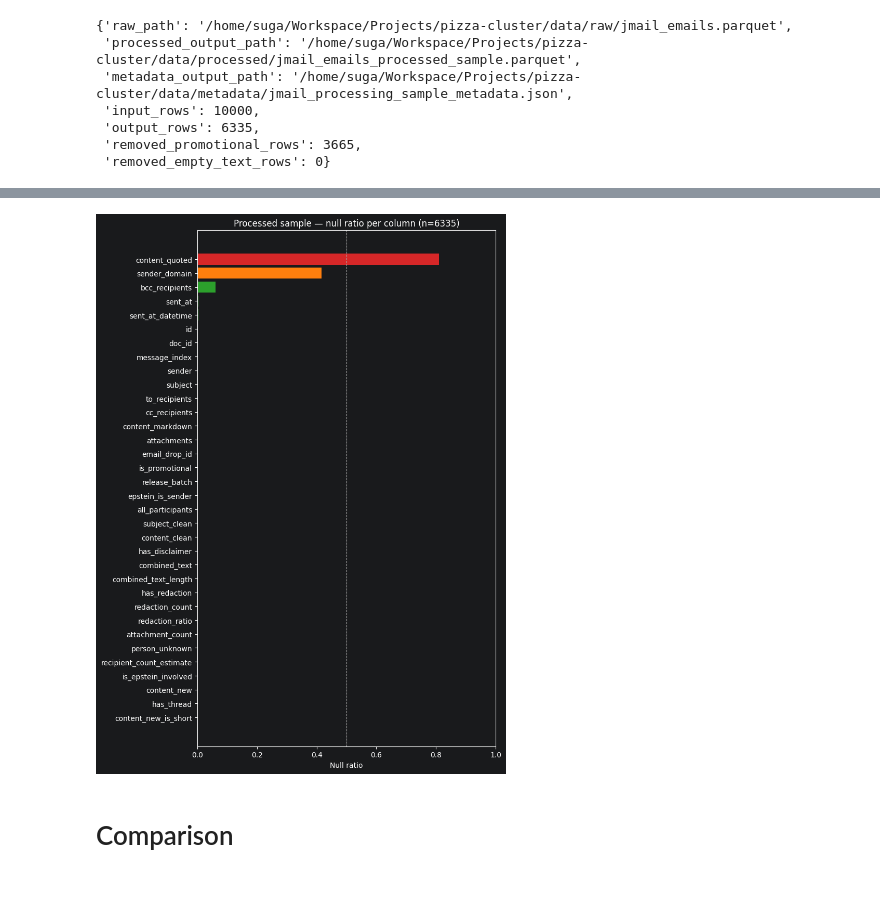
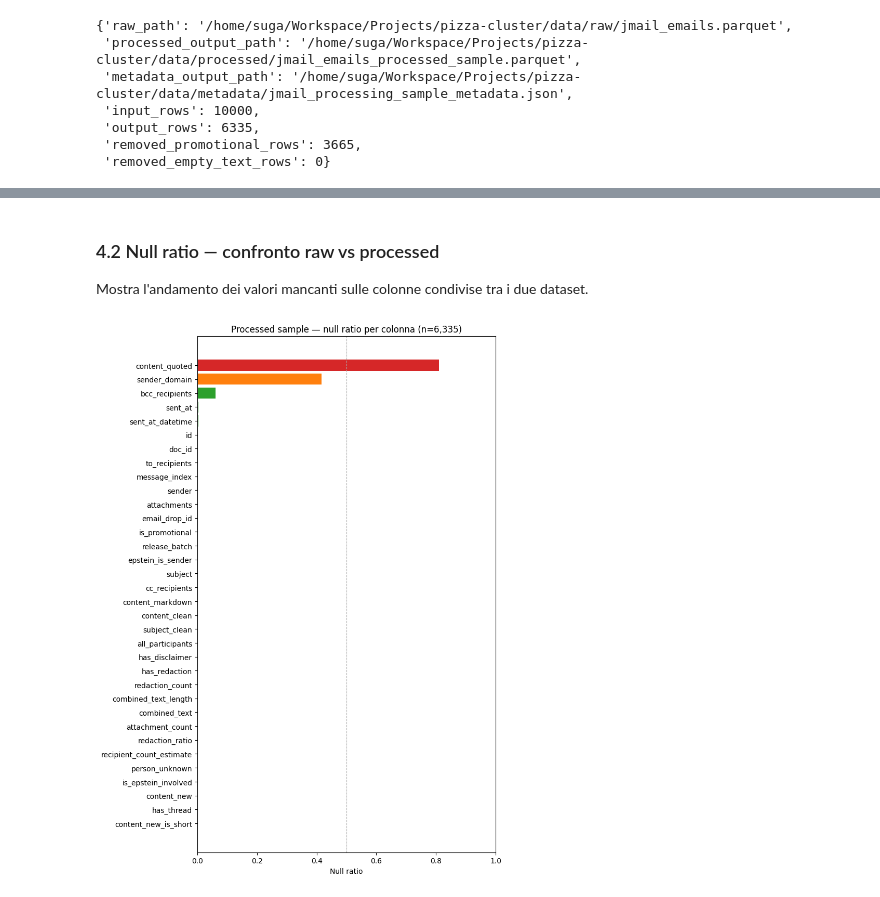
Before and after one commit to jose-sgariglia/pizza-cluster, a Jupyter notebook: src/notebooks/pipeline_processing.ipynb, the cells around one changed output, grey strips where cells are left out. Drawn from its saved outputs; the diff is of its cells as text; code cells hidden in the pictures.

```diff
--- a/src/notebooks/pipeline_processing.ipynb
+++ b/src/notebooks/pipeline_processing.ipynb
@@ -110,22 +172,19 @@ Shape: 6335 rows × 34 columns
+# %% [markdown]
+### 4.2 Null ratio — confronto raw vs processed
+
+Mostra l'andamento dei valori mancanti sulle colonne condivise tra i due dataset.
 # %%
-cols_data = sorted(
-    [(c["name"], c["null_ratio"] or 0) for c in processed_profile["columns"]],
-    key=lambda x: x[1],
-    reverse=True,
-)
-names, ratios = zip(*cols_data)
+null_proc = processed_df.isnull().mean().sort_values(ascending=False)
 
-fig, ax = plt.subplots(figsize=(8, max(4, len(names) * 0.32)))
-colors = ["#d62728" if r > 0.5 else "#ff7f0e" if r > 0.1 else "#2ca02c" for r in ratios]
-ax.barh(names, ratios, color=colors)
+colors = ["#d62728" if r > 0.5 else "#ff7f0e" if r > 0.1 else "#2ca02c" for r in null_proc]
+fig, ax = plt.subplots(figsize=(8, max(4, len(null_proc) * 0.32)))
+ax.barh(null_proc.index, null_proc.values, color=colors)
 ax.set_xlabel("Null ratio")
 ax.set_xlim(0, 1)
 ax.invert_yaxis()
 ax.axvline(0.5, color="#aaa", linestyle="--", linewidth=0.8)
-ax.set_title(f"Processed sample — null ratio per column (n={processed_profile['row_count']})")
+ax.set_title(f"Processed sample — null ratio per colonna (n={rows_out:,})")
 plt.tight_layout()
 plt.show()
 # %% [output]
-[figure, old version]
+[figure, new version]
-# %% [markdown]
-# Comparison
```
Also changed, not shown: parts of 36 cells of this notebook, 5 other files.
